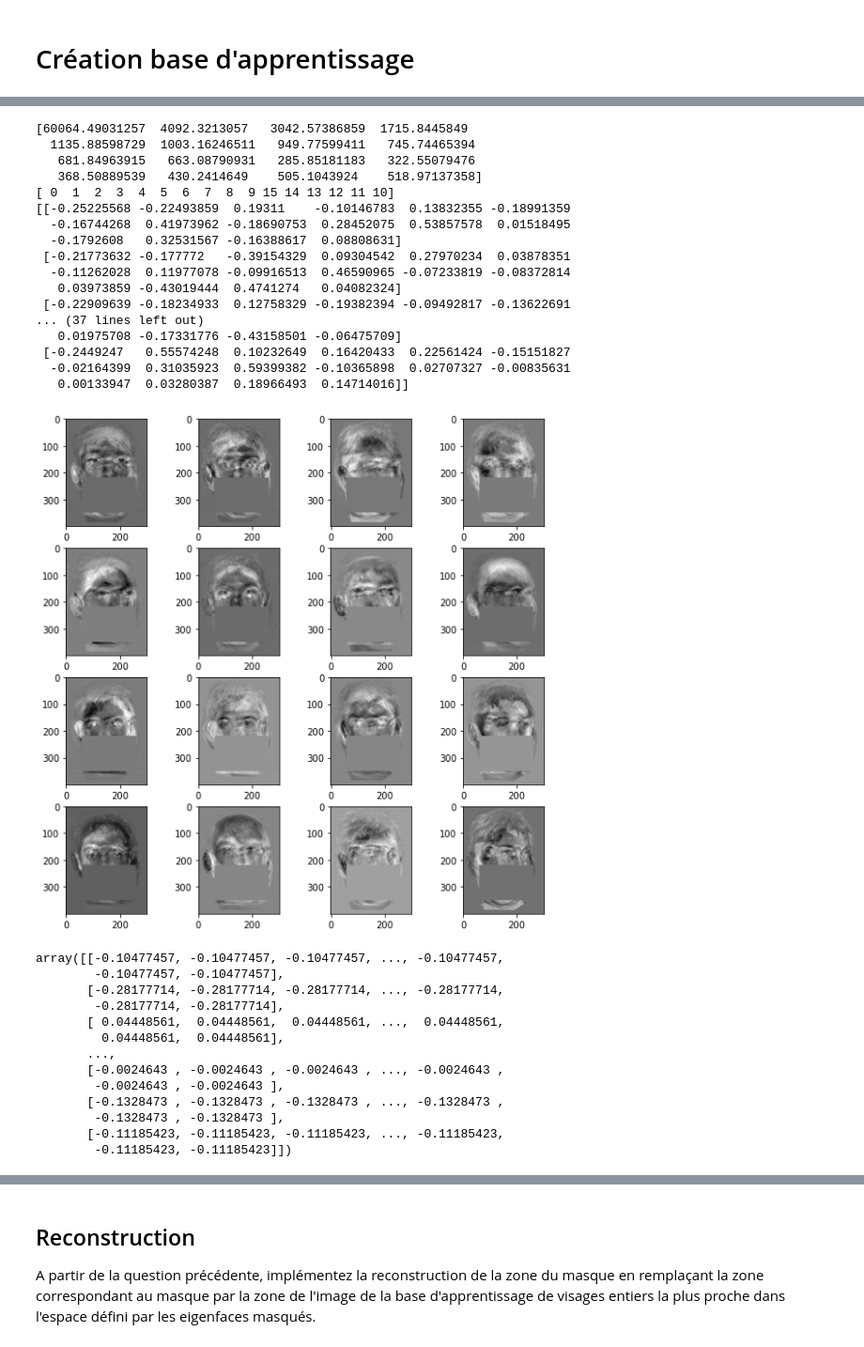
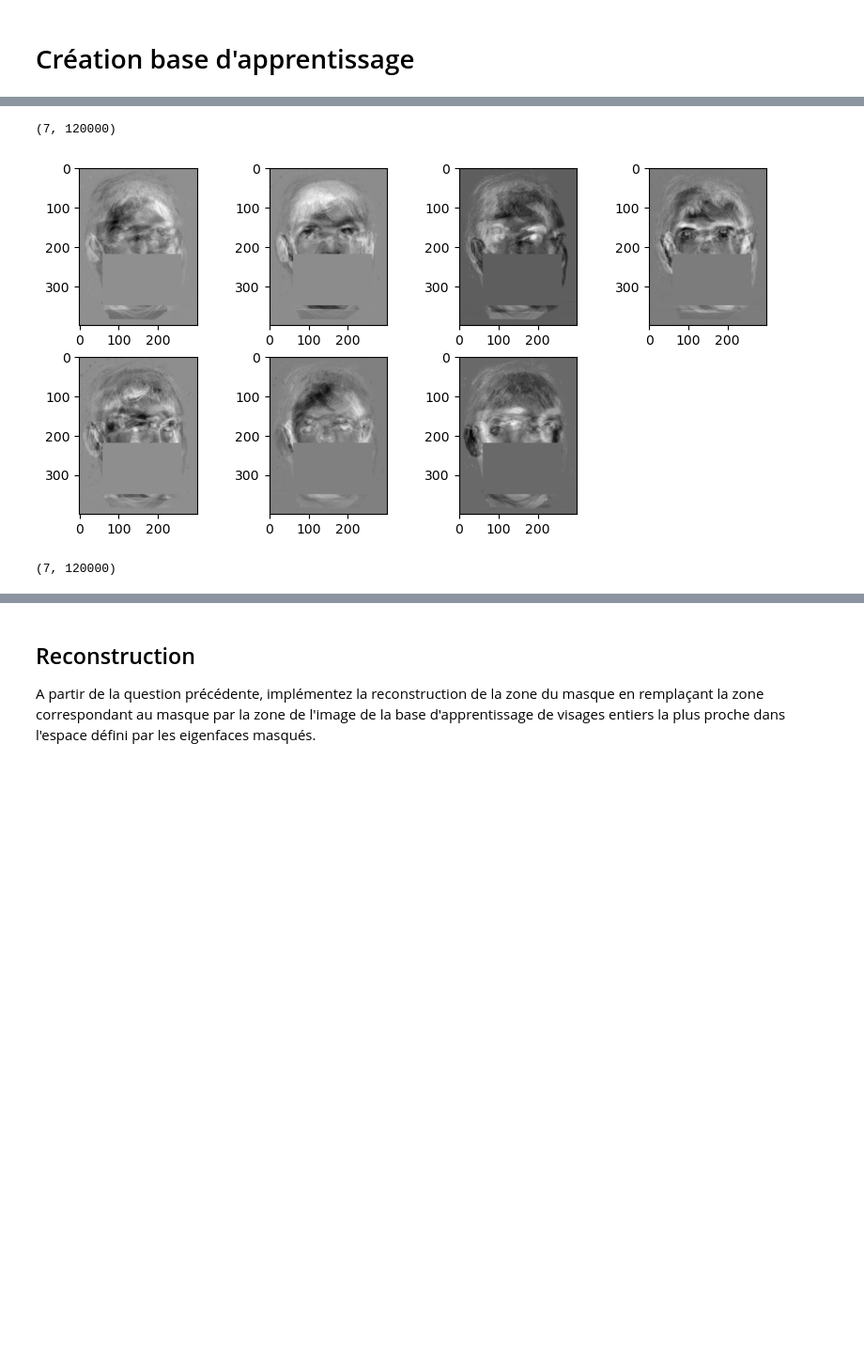
Before and after one commit to emilien3/maskProject, a Jupyter notebook: MiniProjet.ipynb, the cells around one changed output, grey strips where cells are left out. Shown at 94% size. Saved outputs shown, nothing was run; the diff lists cells and outputs as text; code cells hidden in the pictures; blank space fills up the shorter version.

```diff
--- a/MiniProjet.ipynb
+++ b/MiniProjet.ipynb
@@ -48,6 +49,7 @@ Text(0.5, 1.0, 'Exemple de visage masqué')
 # Création de la base d'apprentissage : exemple à modifier
 X_App=X_DataMask[np.arange(0,48,3),:]
 
+print(X_App.shape)
 
 # Affichage des visages masqués de la base d'apprentissage
 plt.figure(figsize=(10,10))
@@ -59,4 +61,21 @@ for i in range(0,X_App.shape[0]):
     plt.imshow(im,cmap='gray')
 
 plt.show()
+
+
+# Création de la base d'apprentissage : exemple à modifier
+LabelApp=X_Data[np.arange(0,48,3),:]
+
+print(LabelApp.shape)
+
+# Affichage des visages masqués de la base d'apprentissage
+plt.figure(figsize=(10,10))
+compt=0
+for i in range(0,LabelApp.shape[0]):
+    im=np.reshape(LabelApp[i,:],(400,300))
+    plt.subplot(4,4,compt+1)
+    compt=compt+1
+    plt.imshow(im,cmap='gray')
+
+plt.show()
 # %% [output]
@@ -86,69 +108,42 @@ Recognition» : https://www.mitpressjournals.org/doi/pdfplus/10.1162/jocn.1991.3
     calculer les valeurs propres non nulles de $\Sigma$.
 # %%
 def eigenface(X_App,nb_component):
-
-
     # nb_component -> NOMBRE DE COMPOSANTE PRINCIPALE
     # en terme de personne on pourrait partir sur m-1 et obtenir quand même des résultats pertinants
-    # -> à tester
+    # -> à tester 7 personnes au total
     sigma2 = np.cov(X_App)
 
     # tri des vecteurs propre dans l'ordre décroissant
     valp, eigvectors = np.linalg.eig(sigma2)
 
     indexes_valp = np.argsort(valp)[::-1] # tri dans l'odre décroissant des valeurs propres
     new_eigvectors = eigvectors[indexes_valp]
 
     #projection des vecteurs propres sur la matrice de jeu de donées
     mat = np.dot(new_eigvectors, X_App - np.mean(X_App, axis=0))
     # à tester sans le centrage des données pour les kppv
     # tester
 
+    #mat = mat[:7, :]
+    print (mat.shape)
+
     plt.figure(figsize=(10,10))
     compt=0
     for i in range(0,mat.shape[0]):
         im=np.reshape(mat[i,:],(400,300))
         plt.subplot(4,4,compt+1)
         compt=compt+1
         plt.imshow(im,cmap='gray')
     plt.show()
 
     return mat
 
 
-eigenface(X_App, 3)
+print (eigenface(X_App, 3).shape)
 # %% [output]
-[60064.49031257  4092.3213057   3042.57386859  1715.8445849
-  1135.88598729  1003.16246511   949.77599411   745.74465394
-   681.84963915   663.08790931   285.85181183   322.55079476
-   368.50889539   430.2414649    505.1043924    518.97137358]
-[ 0  1  2  3  4  5  6  7  8  9 15 14 13 12 11 10]
-[[-0.25225568 -0.22493859  0.19311    -0.10146783  0.13832355 -0.18991359
-  -0.16744268  0.41973962 -0.18690753  0.28452075  0.53857578  0.01518495
-  -0.1792608   0.32531567 -0.16388617  0.08808631]
- [-0.21773632 -0.177772   -0.39154329  0.09304542  0.27970234  0.03878351
-  -0.11262028  0.11977078 -0.09916513  0.46590965 -0.07233819 -0.08372814
-   0.03973859 -0.43019444  0.4741274   0.04082324]
- [-0.22909639 -0.18234933  0.12758329 -0.19382394 -0.09492817 -0.13622691
-... (37 lines left out)
-   0.01975708 -0.17331776 -0.43158501 -0.06475709]
- [-0.2449247   0.55574248  0.10232649  0.16420433  0.22561424 -0.15151827
-  -0.02164399  0.31035923  0.59399382 -0.10365898  0.02707327 -0.00835631
-   0.00133947  0.03280387  0.18966493  0.14714016]]
+(7, 120000)
-[figure, old version]
+[figure, new version]
-array([[-0.10477457, -0.10477457, -0.10477457, ..., -0.10477457,
-        -0.10477457, -0.10477457],
-       [-0.28177714, -0.28177714, -0.28177714, ..., -0.28177714,
-        -0.28177714, -0.28177714],
-       [ 0.04448561,  0.04448561,  0.04448561, ...,  0.04448561,
-         0.04448561,  0.04448561],
-       ...,
-       [-0.0024643 , -0.0024643 , -0.0024643 , ..., -0.0024643 ,
-        -0.0024643 , -0.0024643 ],
-       [-0.1328473 , -0.1328473 , -0.1328473 , ..., -0.1328473 ,
-        -0.1328473 , -0.1328473 ],
-       [-0.11185423, -0.11185423, -0.11185423, ..., -0.11185423,
-        -0.11185423, -0.11185423]])
+(7, 120000)
 # %% [markdown]
 ## Reconnaissance par kppv
 
```
Also changed, not shown: parts of 7 cells of this notebook.
